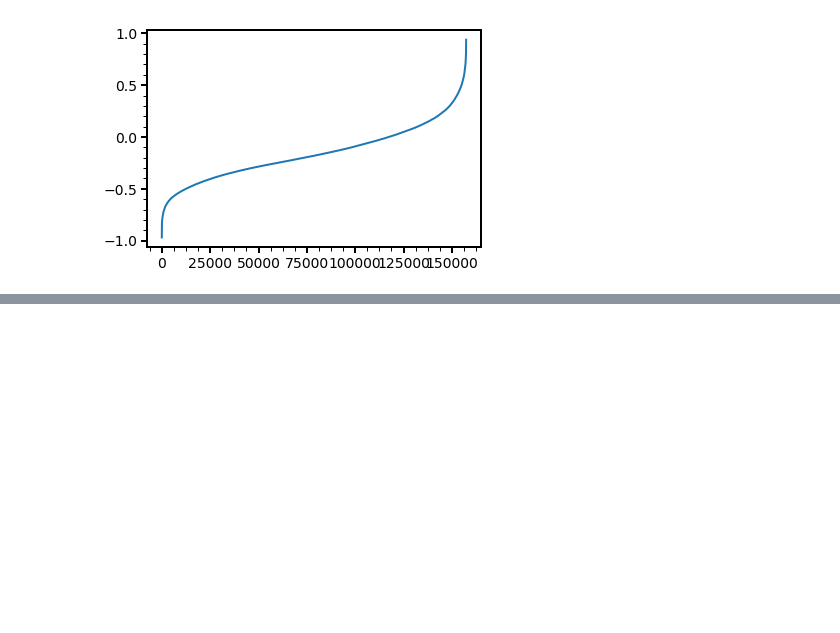
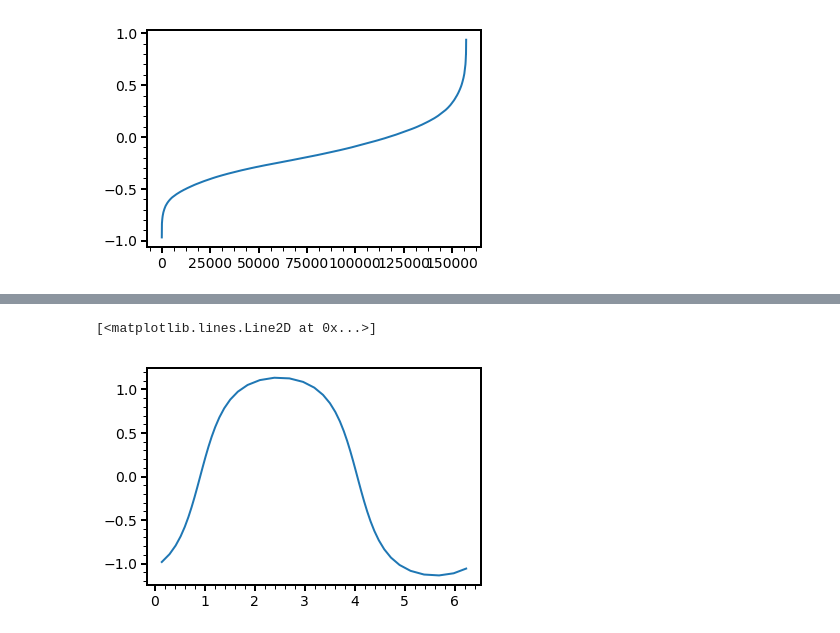
Before and after one commit to michael-petersen/ReflexMotion, a Jupyter notebook: Cohen17_RRL.ipynb, the cells around one changed output, grey strips where cells are left out. Cells and saved outputs as stored; diff of their text form; code cells hidden in the pictures; blank space fills up the shorter version.

```diff
--- a/Cohen17_RRL.ipynb
+++ b/Cohen17_RRL.ipynb
@@ -877,0 +962,37 @@ print(rej)
+# %%
+
+
+from reflexmotion import modelsats as ms
+PHIP           = 178.45* np.pi/180.0;
+THETA          = 114.89* np.pi/180.0;
+PSI            = 54.05* np.pi/180.0;
+
+PSI            = 9.05* np.pi/180.0;
+
+
+Trans = ms.return_euler_slater(PHIP, THETA, PSI, 0)
+
+phitest = np.linspace(1.42*np.pi,2.3*np.pi,50)
+
+phitest = np.linspace(0.*np.pi,2*np.pi,50)
+
+In0 = np.cos(phitest);
+In1 = np.sin(phitest);
+In2 = 0.0;
+twisted  = np.dot(Trans,np.array([In0,In1,In2]))
+
+#plt.plot(In0,In1)
+#plt.plot(twisted[0],twisted[1])
+
+lvals = -np.arctan2(twisted[1],twisted[0]) - 47.*np.pi/180.
+bvals = -np.arcsin(twisted[2])
+
+lvals[lvals<0]+=2.*np.pi
+
+bvals = bvals[lvals.argsort()]
+lvals = lvals[lvals.argsort()]
+
+plt.plot(lvals,bvals)
+# %% [output]
+[<matplotlib.lines.Line2D at 0x...>]
+[figure, added]
```
Also changed, not shown: parts of 31 cells of this notebook.
